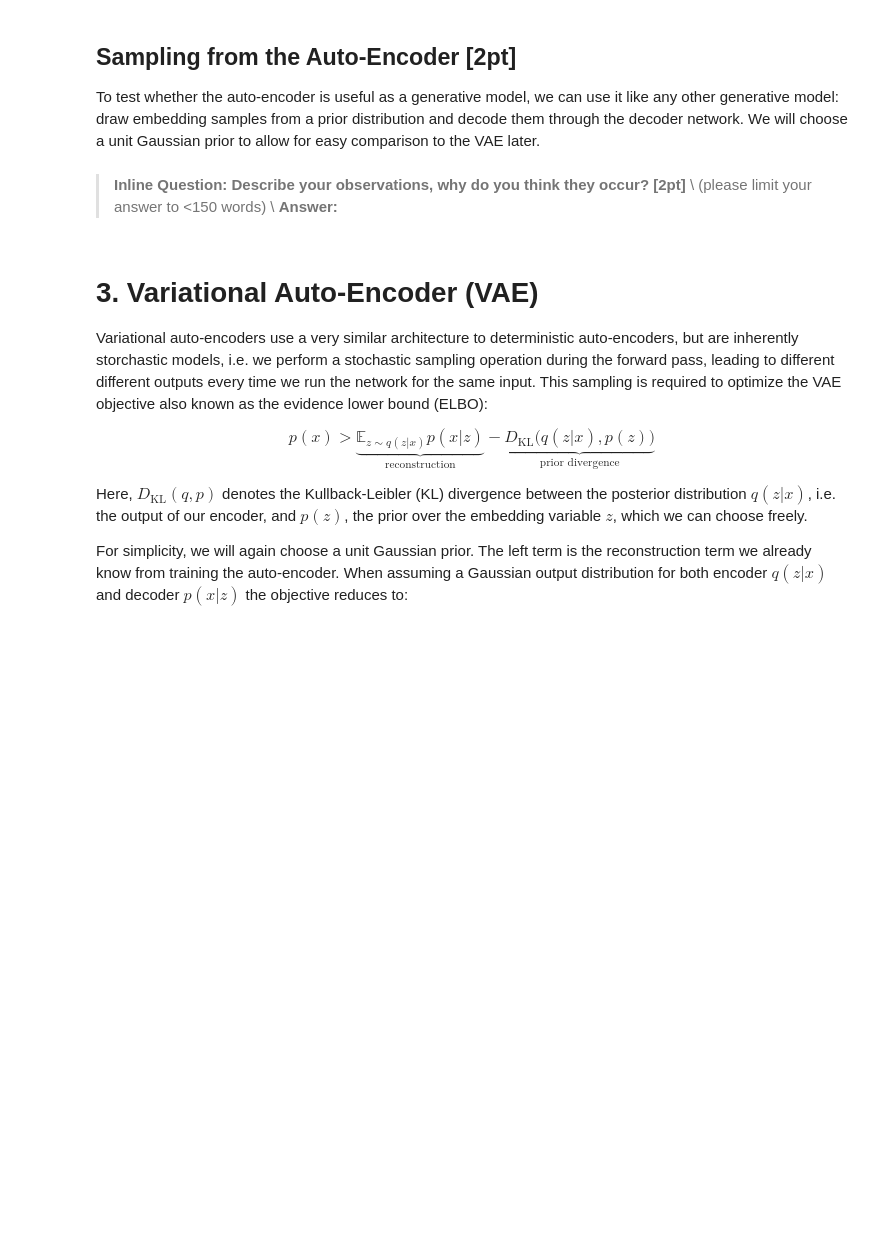
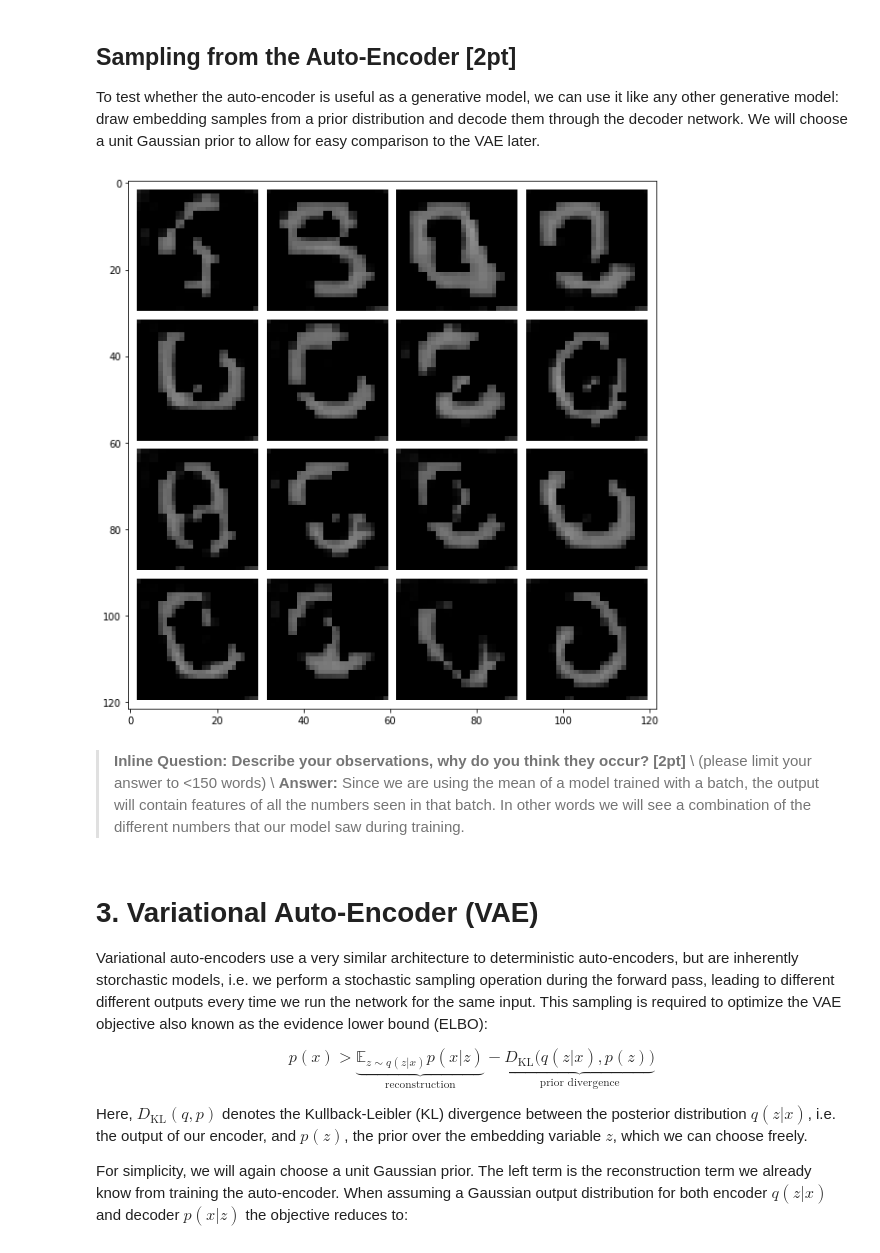
Before and after one commit to angelricardoh/Deep-Learning, a Jupyter notebook: csci-566-assignment2-master/CSCI566_Assignment2_problem_1_VAE.ipynb, the cells around one changed output. Saved outputs shown, nothing was run; the diff lists cells and outputs as text; code cells hidden in the pictures; blank space fills up the shorter version.

```diff
--- a/csci-566-assignment2-master/CSCI566_Assignment2_problem_1_VAE.ipynb
+++ b/csci-566-assignment2-master/CSCI566_Assignment2_problem_1_VAE.ipynb
@@ -110,26 +110,29 @@ class Encoder(nn.Module):
     #       output shapes.                                                         #
     ################################################################################
     self.net = nn.Sequential(
-        # add your network layers here
-        # ...
-        nn.Conv2d(in_channels=1, out_channels=1, kernel_size=4, padding=1, stride=2),
-        nn.LeakyReLU(),
-        nn.Conv2d(in_channels=1, out_channels=1, kernel_size=4, padding=1, stride=2),
-        nn.BatchNorm2d(1),
-        nn.LeakyReLU(),
-        nn.Conv2d(in_channels=1, out_channels=1, kernel_size=4, padding=1, stride=2),
-        nn.BatchNorm2d(1),
-        nn.LeakyReLU(),
-        nn.Conv2d(in_channels=1, out_channels=1, kernel_size=4, padding=1, stride=2),
-        nn.BatchNorm2d(1),
+        nn.Conv2d(1,32,4,padding=1, stride=2),   # batch x 32 x 14 x 14
+        nn.ReLU(),
+        nn.BatchNorm2d(32),
+        nn.Conv2d(32,64,4,padding=1, stride=2),  # batch x 64 x 7 x 7
+        nn.ReLU(),
+        nn.BatchNorm2d(64),
+        nn.Conv2d(64,128,3,padding=1),  # batch x 128 x 3 x 3
+        nn.ReLU(),
+        nn.BatchNorm2d(128),
+        nn.Conv2d(128,256,3,padding=0, stride=5),  # batch x 256 x 1 x 1
+        nn.BatchNorm2d(256),
         nn.LeakyReLU(),
         nn.Flatten(),
-        nn.Linear(1, nz)
+        nn.Linear(256, nz)
     )
     ################################ END TODO #######################################
 
   def forward(self, x):
+    # out = self.net(x)
+    # out = out.view(batch_size, -1)
+    # return out
     return self.net(x)
+
 
 
 #####################################################################
@@ -164,8 +167,6 @@ class Decoder(nn.Module):
     self.map = nn.Linear(in_features=64, out_features=256)
 
     self.net = nn.Sequential(
-        # add your network layers here
-        # ...
         nn.BatchNorm2d(256),
         nn.LeakyReLU(),
         nn.ConvTranspose2d(256, 128, 3),
@@ -192,15 +193,12 @@ class Decoder(nn.Module):
         nn.ConvTranspose2d(2, 1, 3),
         nn.BatchNorm2d(1),
         nn.LeakyReLU(),
-        nn.ConvTranspose2d(1, 1, 4, padding=2, stride=2),
+        nn.ConvTranspose2d(1, 1, 4, padding=4, stride=2),
         nn.Sigmoid()
     )
     ################################ END TODO #######################################
 
   def forward(self, x):
-    # x = self.linear(x)
-    # pdb.set_trace()]
-    # self.map()
     return self.net(self.map(x).reshape(-1, 256, 1, 1))
 # %% [markdown]
 ## Testing the Auto-Encoder Forward Pass [1pt]
@@ -330,32 +376,37 @@ To test whether the auto-encoder is useful as a generative model, we can use it
 # %%
 # we will sample N embeddings, then decode and visualize them
 def vis_samples(model):
   ####################################### TODO #######################################
   # Sample embeddings from a diagonal unit Gaussian distribution and decode them     #
   # using the model.                                                                 #
   # HINT: The sampled embeddings should have shape [batch_size, nz]. Diagonal unit   #
   #       Gaussians have mean 0 and a covariance matrix with ones on the diagonal    #
   #       and zeros everywhere else.                                                 #
   # HINT: If you are unsure whether you sampled the correct distribution, you can    #
   #       sample a large batch and compute the empirical mean and variance using the #
   #       .mean() and .var() functions.                                              #
   # HINT: You can directly use model.decoder() to decode the samples.                #
   ####################################################################################
-  sampled_embeddings = None    # sample batch of embedding from prior
-  decoded_samples = None       # decoder output images for sampled embeddings
+  noise = torch.normal(0.1225, 0.2102, size=(batch_size,1,28,28)).to(device)
+
+  sampled_embeddings = model.encoder(noise)    # sample batch of embedding from prior
+  decoded_samples = model.decoder(sampled_embeddings)       # decoder output images for sampled embeddings
   #################################### END TODO ######################################
 
   fig = plt.figure(figsize = (10, 10))
   ax1 = plt.subplot(111)
   ax1.imshow(torchvision.utils.make_grid(decoded_samples[:16], nrow=4, pad_value=1.)\
                 .data.cpu().numpy().transpose(1, 2, 0), cmap='gray')
   plt.show()
 
 vis_samples(ae_model)
+# %% [output]
+[figure, added]
 # %% [markdown]
 >**Inline Question: Describe your observations, why do you think they occur? [2pt]** \\
 >(please limit your answer to <150 words) \\
 >**Answer:**
+Since we are using the mean of a model trained with a batch, the output will contain features of all the numbers seen in that batch. In other words we will see a combination of the different numbers that our model saw during training.
 # %% [markdown]
 # 3. Variational Auto-Encoder (VAE)
 
```
Also changed, not shown: parts of 10 cells of this notebook.
